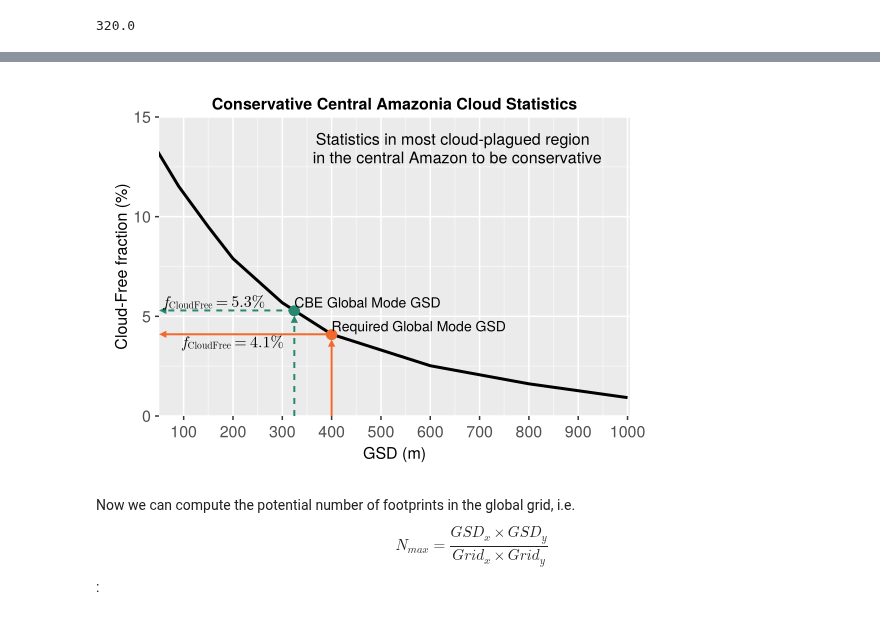
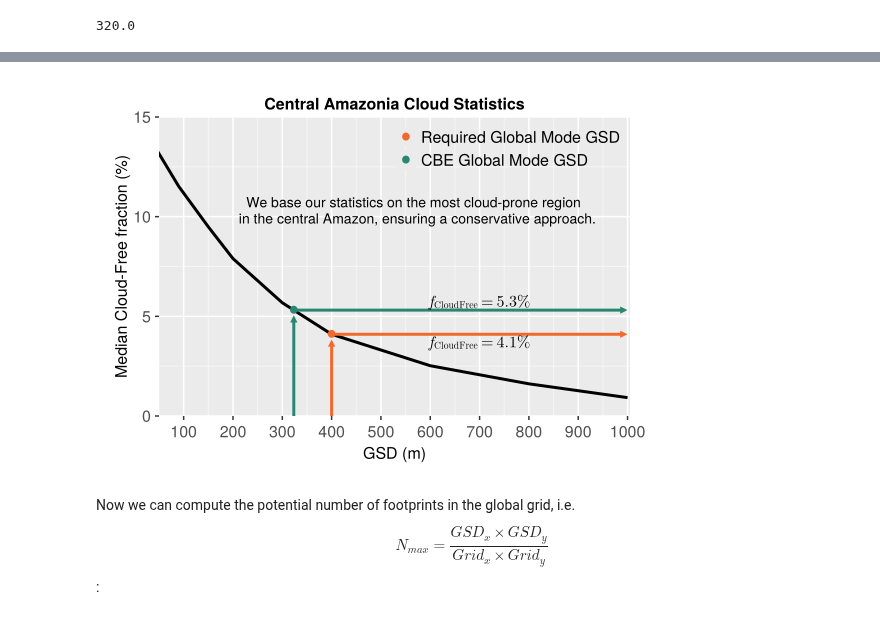
Before and after one commit to Carbon-I/CarbonI, a Jupyter notebook: src/notebooks/Level1-Req-3.ipynb, the cells around one changed output, grey strips where cells are left out. Drawn from its saved outputs; the diff is of its cells as text; code cells hidden in the pictures.

```diff
--- a/src/notebooks/Level1-Req-3.ipynb
+++ b/src/notebooks/Level1-Req-3.ipynb
@@ -79,8 +79,8 @@ global_mode_co_error = 10.0             # in ppb
 
 global_mode_grid_resolution = [12e3, 12e3]  # in m
 global_mode_coverage = 50.0             # in percentage
-global_mode_gsd_req  = [400.0, 400.0]           # in m
-global_mode_gsd_cbe  = [305.0, 345.0]   # in m
+global_mode_gsd_req  = [400.0, 400.0]   # in m
+global_mode_gsd_cbe  = [303.0, 345.0]   # in m
 
 # Reference Background VMRs
 background_vmr_ch4 = 1950.0  # in ppb
@@ -101,40 +101,41 @@ req_fcl = 100cf_interp(req_pix)
 cbe_fcl = 100cf_interp(cbe_pix)
 
 f = Figure(resolution=(550,400))
-ax = Axis(f[1,1], xlabel="GSD (m)", ylabel="Cloud-Free fraction (%)", xticks = 0:100:1000, title="Conservative Central Amazonia Cloud Statistics")
+ax = Axis(f[1,1], xlabel="GSD (m)", ylabel="Median Cloud-Free fraction (%)", xticks = 0:100:1000, title="Central Amazonia Cloud Statistics")
 lines!(ax, gsds, 100cf_interp.(gsds), color=:black, linewidth=3)
 
-scatter!(ax, req_pix, req_fcl, markersize = 15, marker = :circ, color = CarbonI_colors[5])
-text!(ax,"Required Global Mode GSD", position = (req_pix, req_fcl),
-            align = (:left, :bottom), color = :black, fontsize=14)
+scatter!(ax, req_pix, req_fcl, markersize = 10, marker = :circ, color = CarbonI_colors[5], label="Required Global Mode GSD")
+#text!(ax,"Required Global Mode GSD", position = (req_pix, req_fcl),
+#            align = (:right, :top), color = :black, fontsize=14)
 
-scatter!(ax, cbe_pix, cbe_fcl, markersize = 15, marker = :circ,color = CarbonI_colors[3])
-text!(ax,"CBE Global Mode GSD", position = (cbe_pix, cbe_fcl),
-                        align = (:left, :bottom), color = :black, fontsize=14)
+scatter!(ax, cbe_pix, cbe_fcl, markersize = 10, marker = :circ,color = CarbonI_colors[3], label="CBE Global Mode GSD")
+#text!(ax,"CBE Global Mode GSD", position = (cbe_pix, cbe_fcl),
+#                        align = (:left, :bottom), color = :black, fontsize=14)
 
-arrows!(ax, [req_pix,],[0,],[0,],[req_fcl-0.5,],arrowsize = 10, linewidth=2, color = CarbonI_colors[5])
-arrows!(ax, [req_pix,],[req_fcl,] ,[-req_pix+60,],[0,],arrowsize = 10, linewidth=2, color = CarbonI_colors[5])
+arrows!(ax, [req_pix,],[0,],[0,],[req_fcl-0.5,],arrowsize = 10, linewidth=3, color = CarbonI_colors[5])
+arrows!(ax, [req_pix,],[req_fcl,] ,[1000-req_pix-10,],[0,],arrowsize = 10, linewidth=3, color = CarbonI_colors[5])
 
-arrows!(ax, [cbe_pix,],[0,],[0,],[cbe_fcl-0.5,],arrowsize = 10, linewidth=2, color = CarbonI_colors[3], linestyle=:dash)
-arrows!(ax, [cbe_pix,],[cbe_fcl,] ,[-cbe_pix+60,],[0,],arrowsize = 10, linewidth=2, color = CarbonI_colors[3], linestyle=:dash)
+arrows!(ax, [cbe_pix,],[0,],[0,],[cbe_fcl-0.5,],arrowsize = 10, linewidth=3, color = CarbonI_colors[3])
+arrows!(ax, [cbe_pix,],[cbe_fcl,] ,[1000-cbe_pix-10,],[0,],arrowsize = 10, linewidth=3, color = CarbonI_colors[3])
 
 rounded_val = @sprintf("%1.1f", req_fcl)
 # Build the full string with proper escapes:
 full_label_str = "\$f_{\\text{CloudFree}} = $rounded_val \\text{%}\$"
 # Convert it to a LaTeXString.
 full_label = latexstring(full_label_str)
-text!(ax, full_label, position = (req_pix/2, req_fcl), align = (:center, :top), color = :black)
+text!(ax, full_label, position = (700, req_fcl), align = (:center, :top), color = :black)
 rounded_val = @sprintf("%1.1f", cbe_fcl)
 # Build the full string with proper escapes:
 full_label_str = "\$f_{\\text{CloudFree}} = $rounded_val \\text{%}\$"
 # Convert it to a LaTeXString.
 full_label = latexstring(full_label_str)
-text!(ax, full_label, position = (cbe_pix/2, cbe_fcl), align = (:center, :bottom), color = :black)
+text!(ax, full_label, position = (700, cbe_fcl), align = (:center, :bottom), color = :black)
 
-text!(ax, "Statistics in most cloud-plagued region \n in the central Amazon to be conservative", position = (650, 12.5), align = (:center, :bottom), color = :black)
+text!(ax, "We base our statistics on the most cloud-prone region \n in the central Amazon, ensuring a conservative approach.", position = (570, 9.5), align = (:center, :bottom), color = :black, fontsize=14)
 
 xlims!(ax, 50, 1005)
 ylims!(ax, 0, 15)
+axislegend(ax,position = :rt)
 save("../../plots/final/Level1-4-CloudStats.pdf",f)
 f
 #@show full_label
@@ -150,4 +159,4 @@ f
-[figure, old version]
+[figure, new version]
 # %% [markdown]
 Now we can compute the potential number of footprints in the global grid, i.e.
 $$
```
Also changed, not shown: parts of 5 cells of this notebook, 5 other files.
